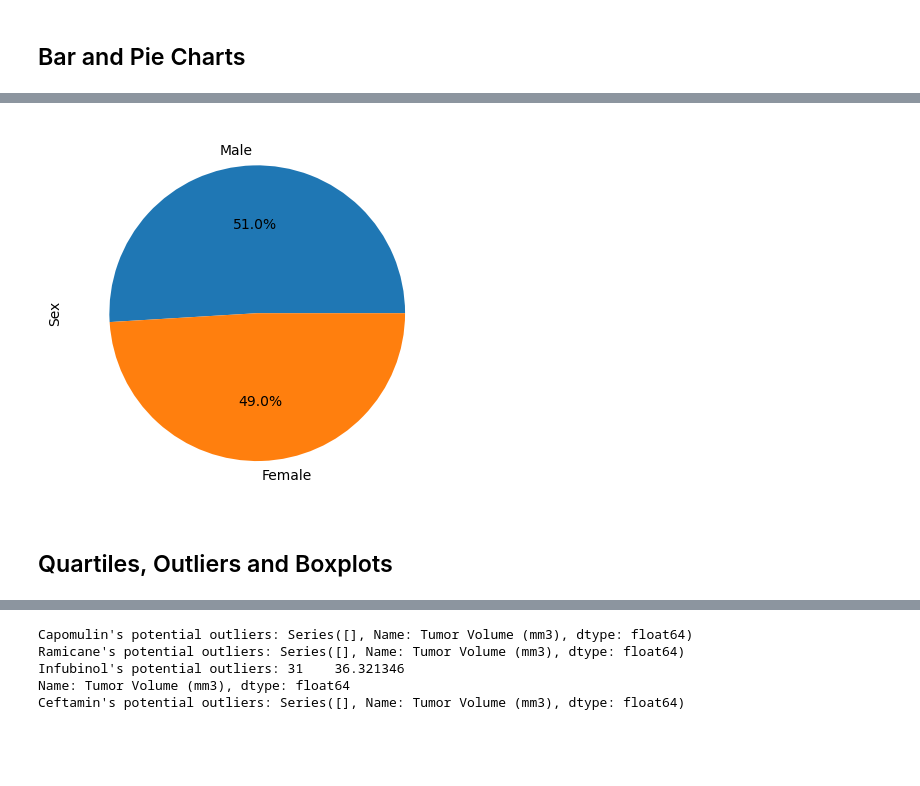
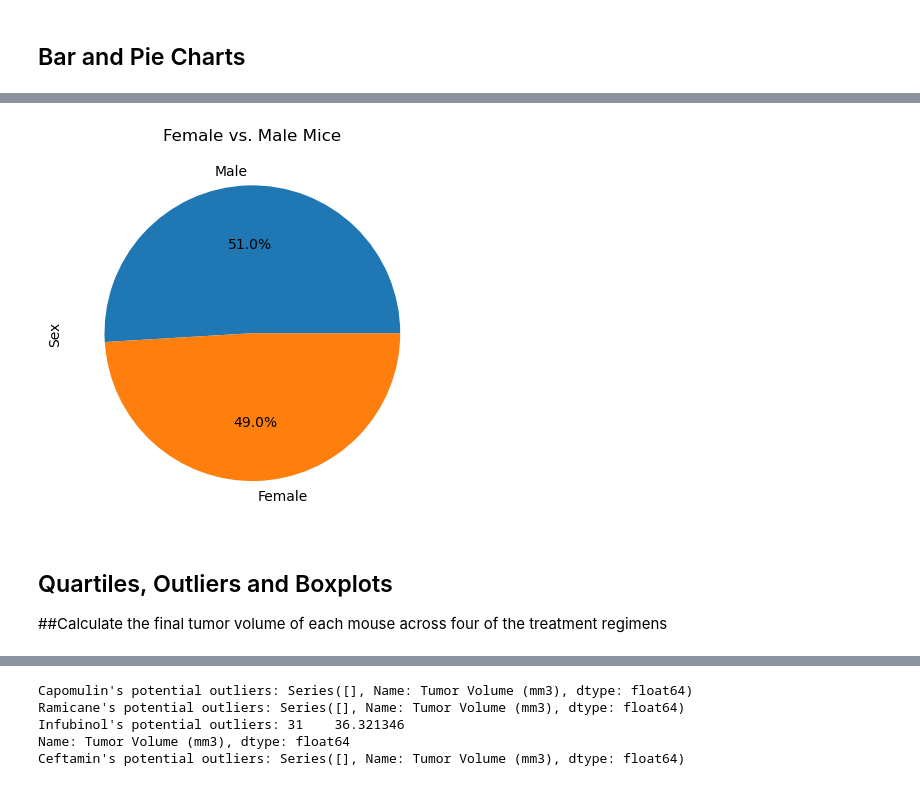
Before and after one commit to Crespo3043/Pymaceuticals_Matplotlib, a Jupyter notebook: Pymaceuticals/pymaceuticals.ipynb, the cells around one changed output, grey strips where cells are left out. Cells and saved outputs as stored; diff of their text form; code cells hidden in the pictures; blank space fills up the shorter version.

```diff
--- a/Pymaceuticals/pymaceuticals.ipynb
+++ b/Pymaceuticals/pymaceuticals.ipynb
@@ -20,7 +20,7 @@ mouse_metadata = pd.read_csv(mouse_metadata_path)
 study_results = pd.read_csv(study_results_path)
 
 # Combine the data into a single DataFrame
-mouse_trial1_df=pd.merge(mouse_metadata, study_results, on="Mouse ID")
+mouse_trial1_df=pd.merge(study_results, mouse_metadata, on="Mouse ID")
 
 # Display the data table for preview
 mouse_trial1_df
@@ -70,5 +79,8 @@ array(['g989'], dtype=object)
 | 1592 | g989 | 35 | 62.570880 | 2 | Propriva | Female | 21 | ... |
 # %%
 # Create a clean DataFrame by dropping the duplicate mouse by its ID.
+#clean_mouse_df = mouse_trial1_df.loc[~bad_mice_mask_s]
+clean_mouse_df = mouse_trial1_df[mouse_trial1_df['Mouse ID'].isin(duplicate_mice) == False]
+clean_mouse_df
 # %% [output]
 |  | Mouse ID | Timepoint | Tumor Volume (mm3) | Metastatic Sites | Drug Regimen | Sex | Age_months | ... |
@@ -134,3 +183,8 @@ array(['g989'], dtype=object)
 # %%
 # Generate a pie plot showing the distribution of female versus male mice using Pandas
+gender_data = clean_mouse_df["Sex"].value_counts()
+gender_data.plot.pie(autopct= "%1.1f%%")
+plt.title("Female vs. Male Mice")
+plt.ylabel('Sex')
+plt.show()
 # %% [output]
@@ -138,7 +192,13 @@ array(['g989'], dtype=object)
 # %%
 # Generate a pie plot showing the distribution of female versus male mice using pyplot
+labels = ['Female', 'Male']
+plot = gender_data.plot.pie(y='Total Count', autopct="%1.1f%%")
+plt.ylabel('Sex')
+plt.title("Female vs. Male Mice")
+plt.show()
 # %% [output]
-[figure, old version]
+[figure, new version]
-# %% [markdown]
-## Quartiles, Outliers and Boxplots
+# %% [markdown]
+## Quartiles, Outliers and Boxplots
+##Calculate the final tumor volume of each mouse across four of the treatment regimens
 # %%
```
Also changed, not shown: parts of 15 cells of this notebook.
